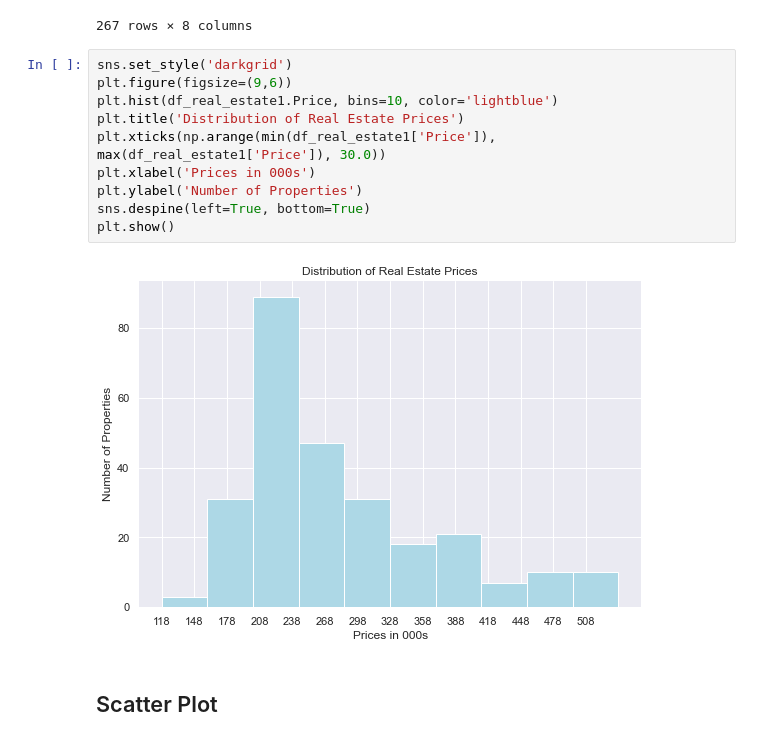
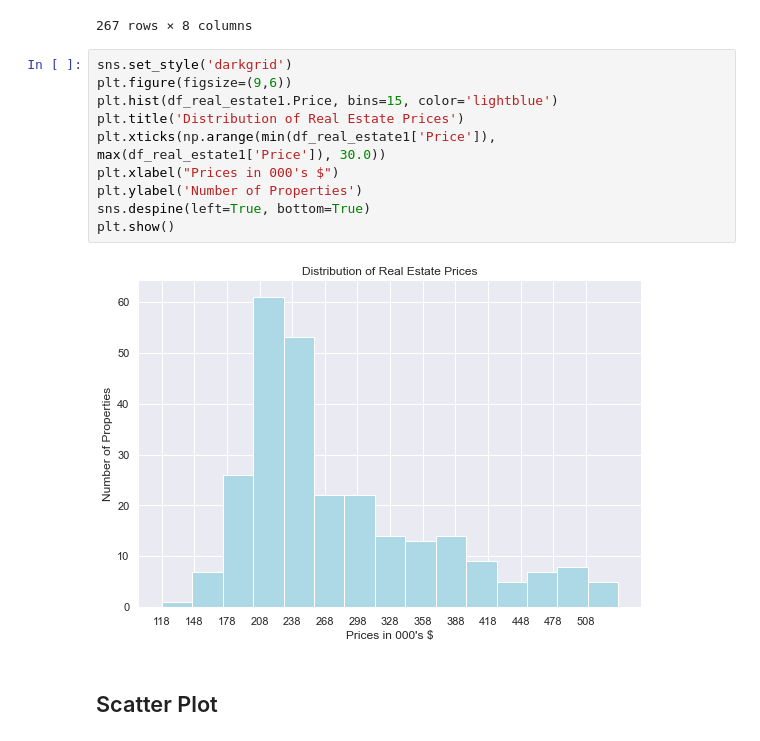
Before and after one commit to roblivesinottawa/data_analytics_python, a Jupyter notebook: S34 - Data Visualization/L1/Data Viz Notebook Template.ipynb, the cells around one changed output. Saved outputs shown, nothing was run; the diff lists cells and outputs as text.

Commit message:
created scatter plot area and real estate

```diff
--- a/S34 - Data Visualization/L1/Data Viz Notebook Template.ipynb
+++ b/S34 - Data Visualization/L1/Data Viz Notebook Template.ipynb
@@ -396,14 +396,14 @@ df_real_estate1
 # %%
 sns.set_style('darkgrid')
 plt.figure(figsize=(9,6))
-plt.hist(df_real_estate1.Price, bins=10, color='lightblue')
+plt.hist(df_real_estate1.Price, bins=15, color='lightblue')
 plt.title('Distribution of Real Estate Prices')
 plt.xticks(np.arange(min(df_real_estate1['Price']), max(df_real_estate1['Price']), 30.0))
-plt.xlabel('Prices in 000s')
+plt.xlabel("Prices in 000's $")
 plt.ylabel('Number of Properties')
 sns.despine(left=True, bottom=True)
 plt.show()
 # %% [output]
-[figure, old version]
+[figure, new version]
 # %% [markdown]
 ## Scatter Plot
```
Also changed, not shown: parts of 9 cells of this notebook, 2 other files.
